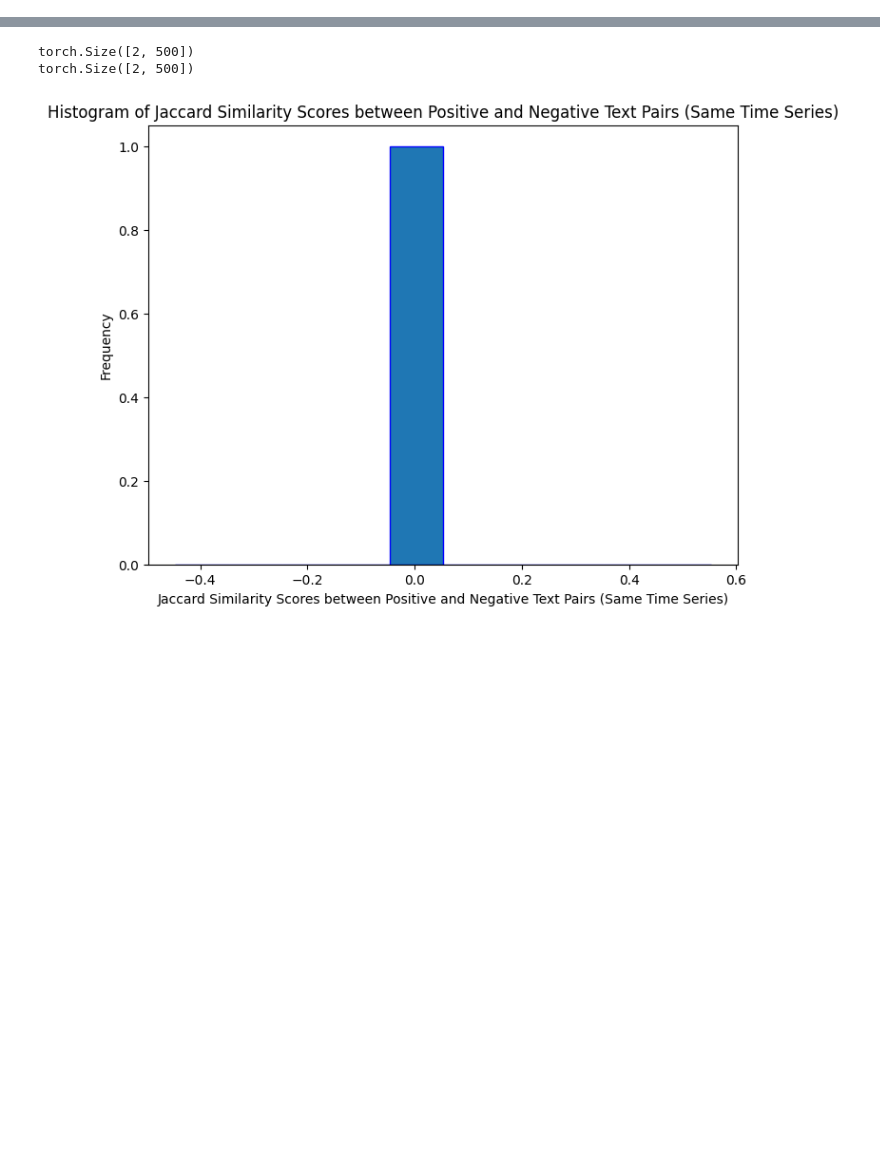
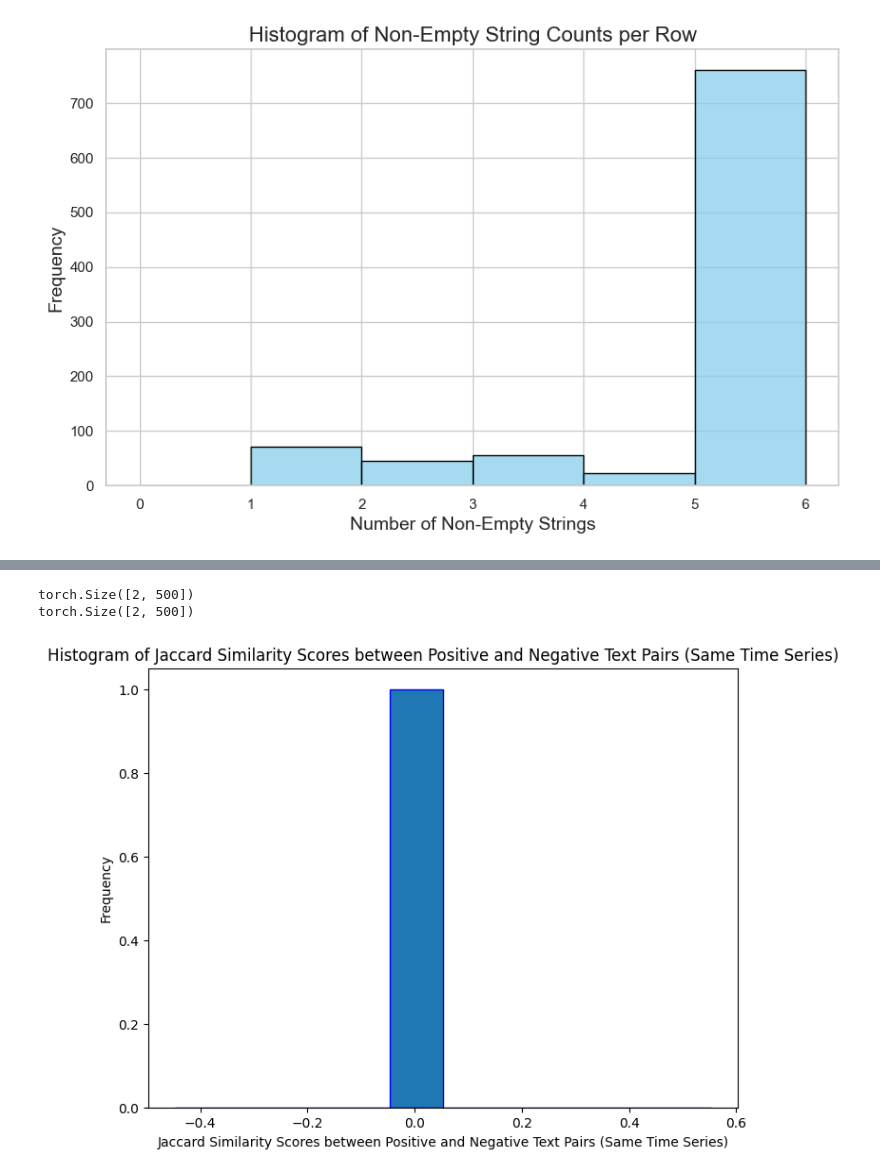
Before and after one commit to ArgyleR/honours-fin-sentiment, a Jupyter notebook: general_analytics.ipynb, the cells around one changed output, grey strips where cells are left out. Saved outputs shown, nothing was run; the diff lists cells and outputs as text; code cells hidden in the pictures; blank space fills up the shorter version.

```diff
--- a/general_analytics.ipynb
+++ b/general_analytics.ipynb
@@ -355,0 +372,4 @@ text_df
+# %%
+df_train = df[0]
+df_valid = df[1]
+df_test = df[2]
@@ -356,3 +397,31 @@ text_df
+# %%
+import pandas as pd
+import matplotlib.pyplot as plt
+import seaborn as sns
+
+df_train['non_empty_count'] = df_train['text_series'].apply(
+    lambda lst: sum(1 for item in lst if isinstance(item, str) and item.strip())
+)
+
+# Set the style for seaborn
+sns.set(style="whitegrid")
+
+# Initialize the matplotlib figure
+plt.figure(figsize=(10, 6))
+
+# Plot the histogram using seaborn
+sns.histplot(data=df_train, x='non_empty_count', bins=range(0, df_train['non_empty_count'].max() + 2),
+             kde=False, color='skyblue', edgecolor='black')
+
+# Add titles and labels
+plt.title('Histogram of Non-Empty String Counts per Row', fontsize=16)
+plt.xlabel('Number of Non-Empty Strings', fontsize=14)
+plt.ylabel('Frequency', fontsize=14)
+
+# Show the plot
+plt.show()
+# %% [output]
+[figure, added]
 # %%
 ts_df
 # %% [output]
```
Also changed, not shown: parts of 5 cells of this notebook, 5 other files.
